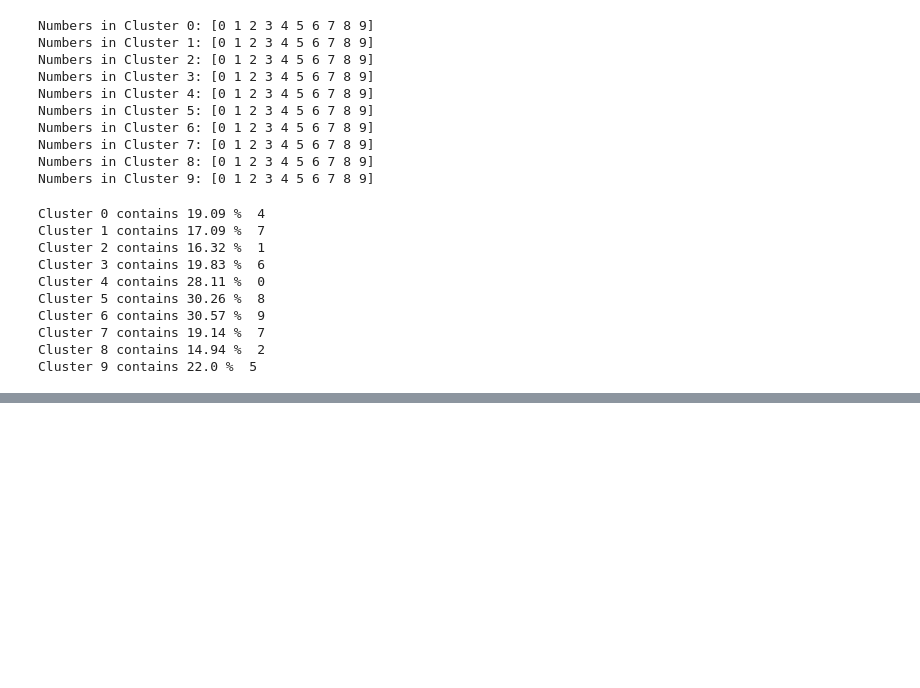
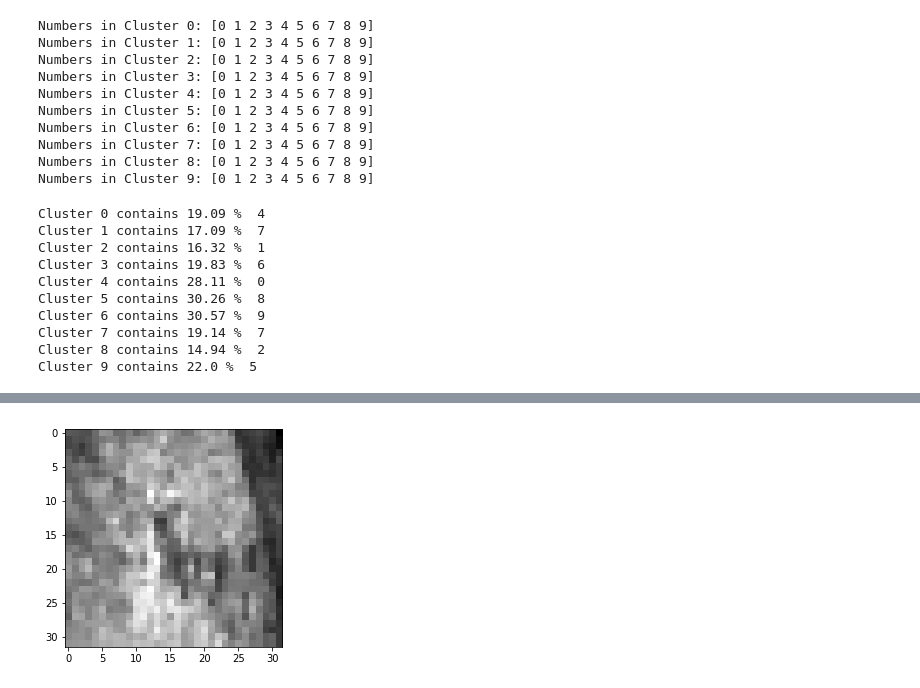
Before and after one commit to oliveralbrecht94/ATDIT2, a Jupyter notebook: Solution/Task E.ipynb, the cells around one changed output, grey strips where cells are left out. Drawn from its saved outputs; the diff is of its cells as text; code cells hidden in the pictures; blank space fills up the shorter version.

```diff
--- a/Solution/Task E.ipynb
+++ b/Solution/Task E.ipynb
@@ -446,0 +447,5 @@ Cluster 9 contains 22.0 %  5
+# %%
+ plt.imshow(rgb2gray(train_images[10]))
+plt.show()
+# %% [output]
+[figure, added]
```
Also changed, not shown: parts of 24 cells of this notebook.
